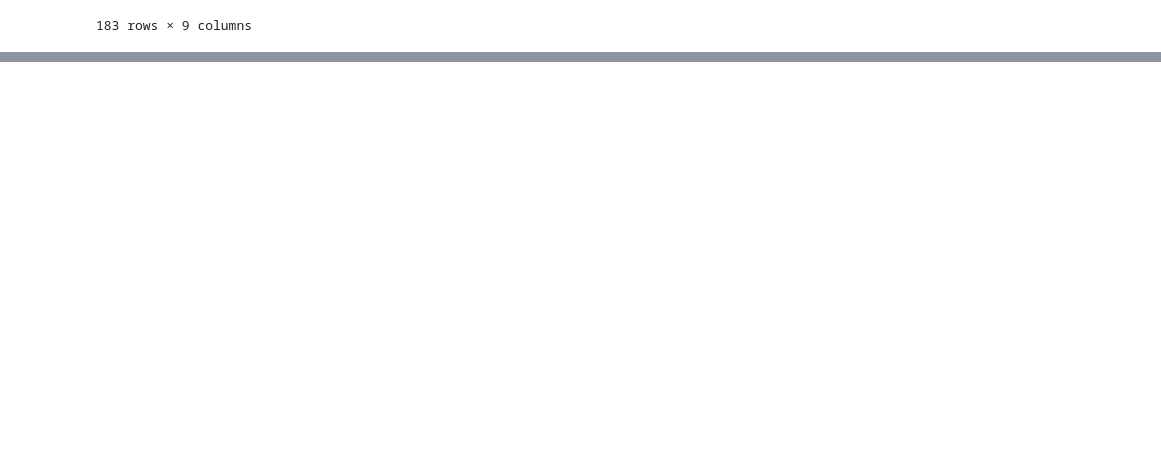
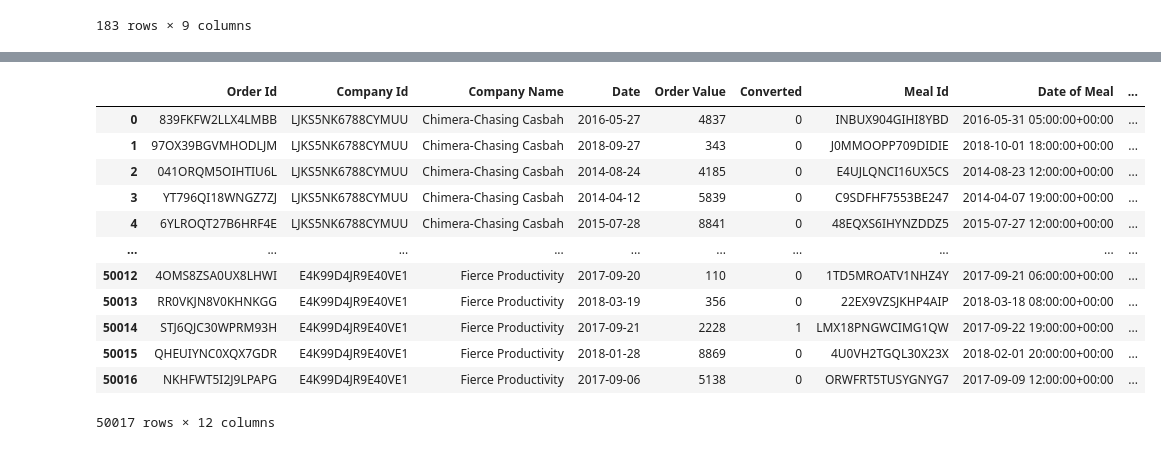
Before and after one commit to RedOx22/real-world-machine-learning, a Jupyter notebook: pandas_advanced_techniques.ipynb, the cells around one changed output, grey strips where cells are left out. Drawn from its saved outputs; the diff is of its cells as text; code cells hidden in the pictures; blank space fills up the shorter version.

```diff
--- a/pandas_advanced_techniques.ipynb
+++ b/pandas_advanced_techniques.ipynb
@@ -410,0 +542,3 @@ invoices[invoices['Participants'].str.contains('Bruce')]
+# %%
+order_data = pd.read_csv('https://raw.githubusercontent.com/thimotyb/you-datascientist/master/order_leads.csv',parse_dates=[3])
+sales_team = pd.read_csv('https://raw.githubusercontent.com/thimotyb/you-datascientist/master/sales_team.csv')
@@ -410,0 +611,16 @@ invoices[invoices['Participants'].str.contains('Bruce')]
+# %%
+pd.merge(order_data,invoices,how='right')
+# %% [output]
+|  | Order Id | Company Id | Company Name | Date | Order Value | Converted | Meal Id | Date of Meal | ... |
+| 0 | 839FKFW2LLX4LMBB | LJKS5NK6788CYMUU | Chimera-Chasing Casbah | 2016-05-27 | 4837 | 0 | INBUX904GIHI8YBD | 2016-05-31 05:00:00+00:00 | ... |
+| 1 | 97OX39BGVMHODLJM | LJKS5NK6788CYMUU | Chimera-Chasing Casbah | 2018-09-27 | 343 | 0 | J0MMOOPP709DIDIE | 2018-10-01 18:00:00+00:00 | ... |
+| 2 | 041ORQM5OIHTIU6L | LJKS5NK6788CYMUU | Chimera-Chasing Casbah | 2014-08-24 | 4185 | 0 | E4UJLQNCI16UX5CS | 2014-08-23 12:00:00+00:00 | ... |
+| 3 | YT796QI18WNGZ7ZJ | LJKS5NK6788CYMUU | Chimera-Chasing Casbah | 2014-04-12 | 5839 | 0 | C9SDFHF7553BE247 | 2014-04-07 19:00:00+00:00 | ... |
+| 4 | 6YLROQT27B6HRF4E | LJKS5NK6788CYMUU | Chimera-Chasing Casbah | 2015-07-28 | 8841 | 0 | 48EQXS6IHYNZDDZ5 | 2015-07-27 12:00:00+00:00 | ... |
+| ... | ... | ... | ... | ... | ... | ... | ... | ... | ... |
+| 50012 | 4OMS8ZSA0UX8LHWI | E4K99D4JR9E40VE1 | Fierce Productivity | 2017-09-20 | 110 | 0 | 1TD5MROATV1NHZ4Y | 2017-09-21 06:00:00+00:00 | ... |
+| 50013 | RR0VKJN8V0KHNKGG | E4K99D4JR9E40VE1 | Fierce Productivity | 2018-03-19 | 356 | 0 | 22EX9VZSJKHP4AIP | 2018-03-18 08:00:00+00:00 | ... |
+| 50014 | STJ6QJC30WPRM93H | E4K99D4JR9E40VE1 | Fierce Productivity | 2017-09-21 | 2228 | 1 | LMX18PNGWCIMG1QW | 2017-09-22 19:00:00+00:00 | ... |
+| 50015 | QHEUIYNC0XQX7GDR | E4K99D4JR9E40VE1 | Fierce Productivity | 2018-01-28 | 8869 | 0 | 4U0VH2TGQL30X23X | 2018-02-01 20:00:00+00:00 | ... |
+| 50016 | NKHFWT5I2J9LPAPG | E4K99D4JR9E40VE1 | Fierce Productivity | 2017-09-06 | 5138 | 0 | ORWFRT5TUSYGNYG7 | 2017-09-09 12:00:00+00:00 | ... |
+50017 rows × 12 columns
```
Also changed, not shown: parts of 28 cells of this notebook.
